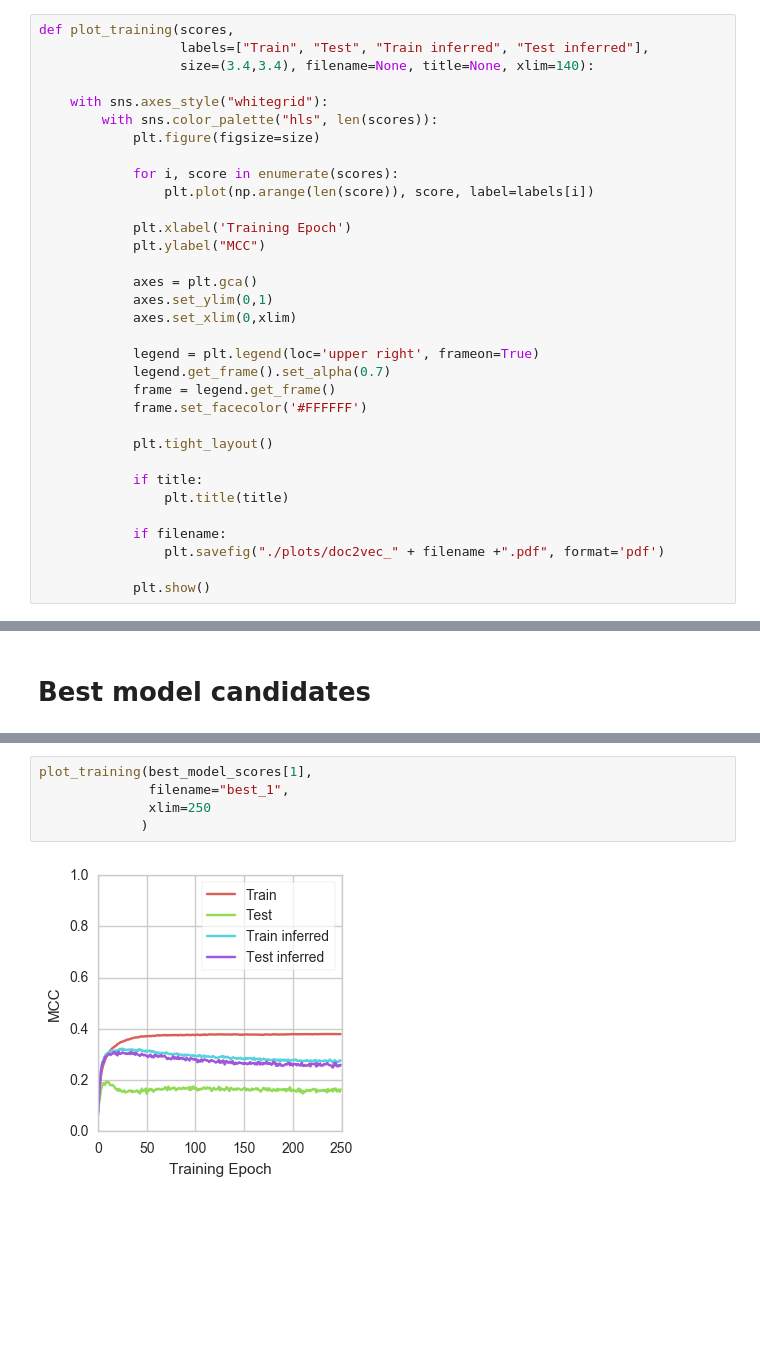
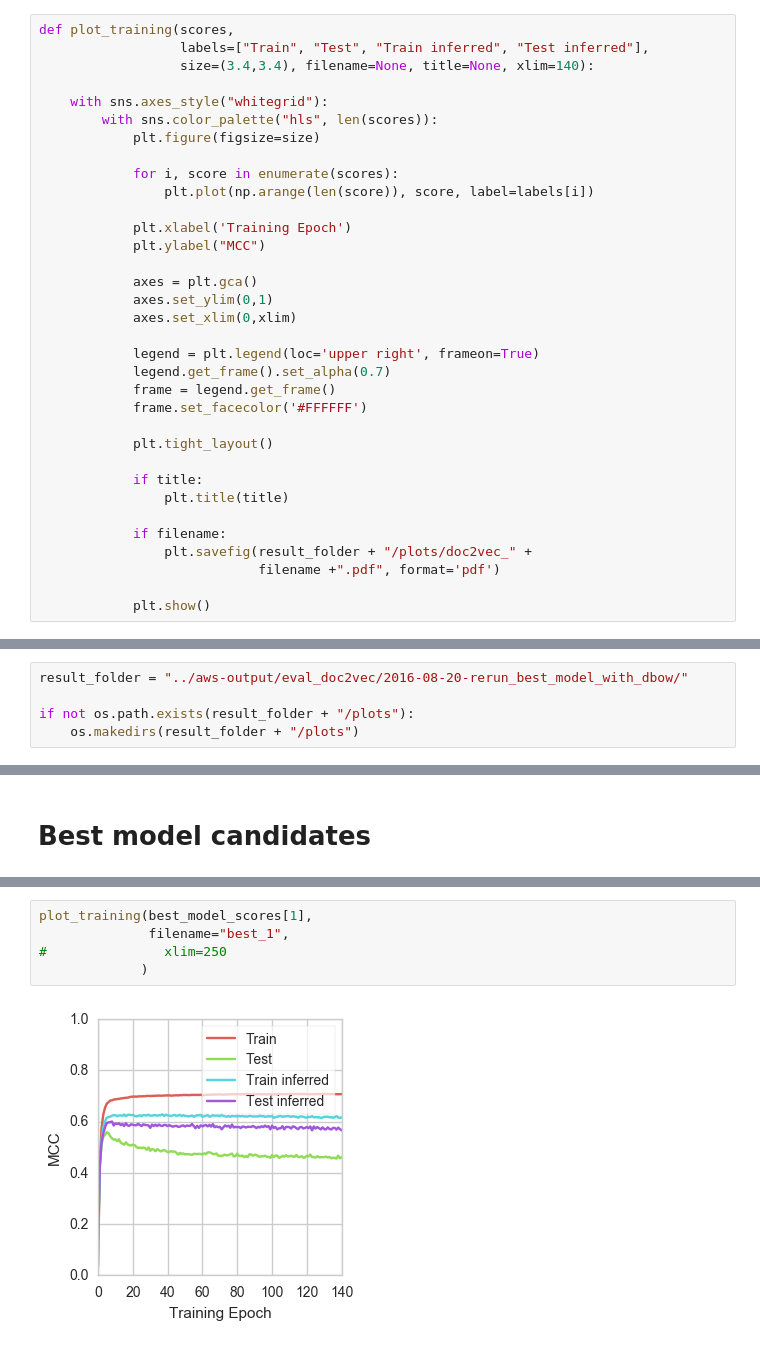
Before and after one commit to cle-ment/ma-thesis-experiments, a Jupyter notebook: workfolder/results-analysis.ipynb, the cells around one changed output, grey strips where cells are left out. Cells and saved outputs as stored; diff of their text form; blank space fills up the shorter version.

Commit message:
update best doc2vec model parameters

```diff
--- a/workfolder/results-analysis.ipynb
+++ b/workfolder/results-analysis.ipynb
@@ -45,7 +46,8 @@ def plot_training(scores,
                 plt.title(title)
 
             if filename:
-                plt.savefig("./plots/doc2vec_" + filename +".pdf", format='pdf')
+                plt.savefig(result_folder + "/plots/doc2vec_" +
+                            filename +".pdf", format='pdf')
 
             plt.show()
 # %% [markdown]
@@ -55,3 +55,8 @@ result_folder = "../aws-output/eval_doc2vec/2016-08-14-best_model_dm/"
+# %%
+result_folder = "../aws-output/eval_doc2vec/2016-08-20-rerun_best_model_with_dbow/"
+
+if not os.path.exists(result_folder + "/plots"):
+    os.makedirs(result_folder + "/plots")
 # %%
 hs_model_scores = pickle.load(open(
         result_folder + "/results/hs_model_scores.pickle", "rb" ))
@@ -232,10 +230,10 @@ plot_training(best_model_scores[0],
 # %%
 plot_training(best_model_scores[1],
               filename="best_1",
-              xlim=250
+#               xlim=250
              )
 # %% [output]
-[figure, old version]
+[figure, new version]
 # %%
 plot_training(best_model_scores[2],
               filename="best_2",
```
Also changed, not shown: parts of 33 cells of this notebook, 1 other file.
